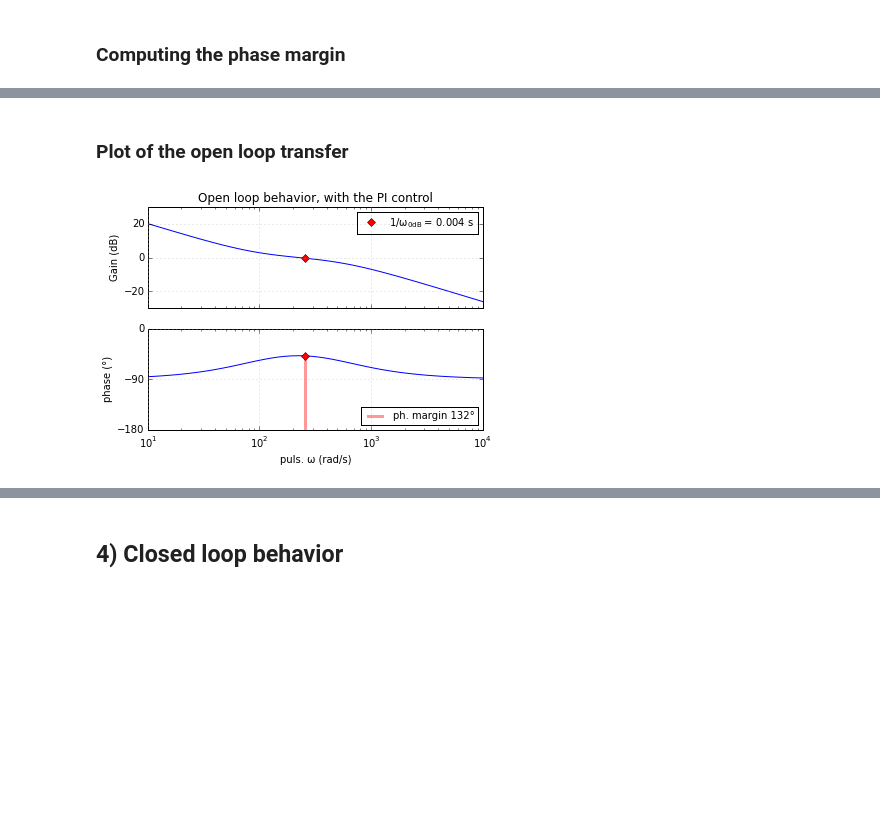
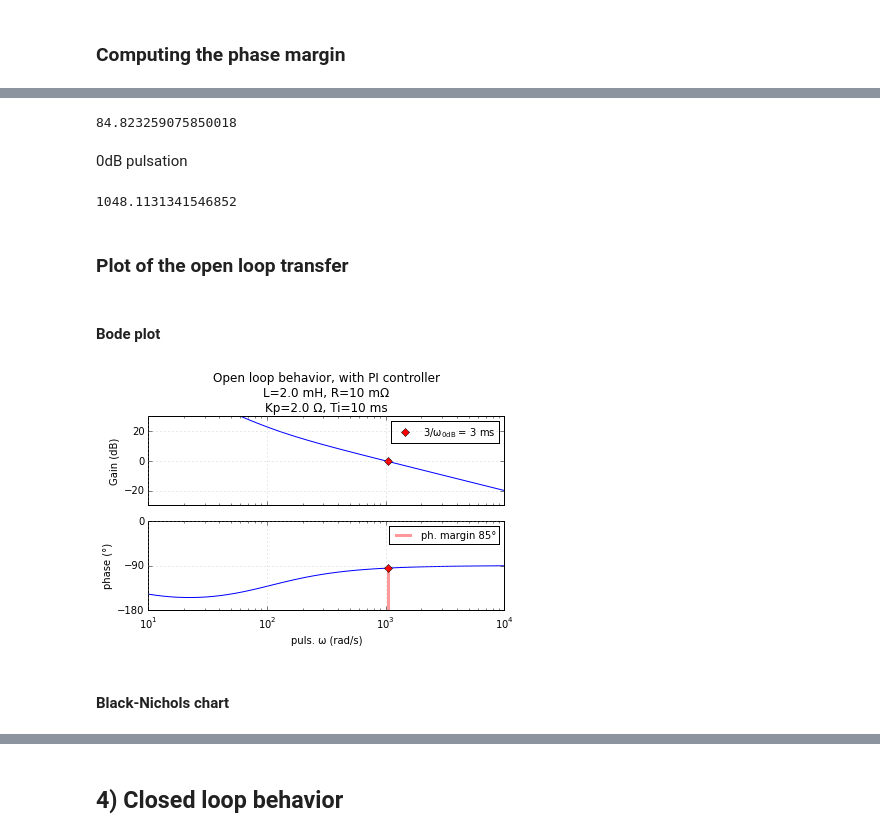
Before and after one commit to pierre-haessig/sgdd-inverter-lab, a Jupyter notebook: PI_control.ipynb, the cells around one changed output, grey strips where cells are left out. Saved outputs shown, nothing was run; the diff lists cells and outputs as text; code cells hidden in the pictures; blank space fills up the shorter version.

Commit message:
Notebook update PI and alpha-beta
* Refine PI control plots (Black diag, control response)
* Analysis of alpha-beta transform for unbalanced grid
  (angle error)

```diff
--- a/PI_control.ipynb
+++ b/PI_control.ipynb
@@ -56,9 +61,6 @@ with $T_d \approx 1/f_{switch}$ (or 1/2 of this ?)
 # %%
-L = 2e-3 #H
-R = 1 # Ohms
-
-f_switch = 10e3 # Hz
-Td = 1/f_switch
+L = 2e-3 # H
+R = 10e-3 # Ohms
 
 sys = sig.lti([1], [L, R])
 sys
@@ -127,8 +155,8 @@ PI controller equation (other parametrizations are possible)
 
 $$C(s) = K_p (1+\frac{1}{T_i s})$$
 # %%
-Kp = 1.
-Ti = 0.01 # s
+Kp = 2.
+Ti = 0.010 # s
 
 ctrl = sig.lti([Kp*Ti, Kp], [Ti, 0])
 ctrl
@@ -142,3 +172,10 @@ array([ 1.])
+# %%
+interact_params = dict(
+    mL=[0., 2000*L],
+    R=[0., 10*R, 0.1*R],
+    Kp=[0.,10],
+    mTi=[0., Ti*10000, 1]
+)
 # %% [markdown]
 ### Bode diagram of the controller
 # %%
@@ -177,7 +215,10 @@ def dB(x):
     return 20*np.log10(np.abs(x))
 
 def deg(x):
-    return np.angle(x, deg=True)
+    if x.ndim>0: # unwrap
+        return np.unwrap(np.angle(x))*180/np.pi
+    else: # unwrap makes no sense (and fails) for scalars
+        return np.angle(x, deg=True)
 # %%
 def phase_margin(H_ol):
     'phase margin for open loop tranfer function `H_ol` (array of complex numbers)'
@@ -197,31 +236,54 @@ phase_margin(H_ol)
+# %%
+phase_margin(H_ol)[0]
+# %% [output]
+84.823259075850018
+# %% [markdown]
+0dB pulsation
+# %%
+w_list[phase_margin(H_ol)[1]]
+# %% [output]
+1048.1131341546852
 # %% [markdown]
 ### Plot of the open loop transfer
+# %% [markdown]
+####  Bode plot
 # %%
-@interact(mL=[0., 2000*L], R=[0., 3*R], Kp=[0.,10], Ti=[0., Ti*10, Ti*.1])
-def open_plot(mL=L*1000,R=R, Kp=Kp, Ti=Ti, delay=False):
+def open_plot(mL=L*1000,R=R, Kp=Kp, mTi=Ti*1000, delay=False):
     L = mL*1e-3
+    Ti = mTi*1e-3
+
     sys = sig.lti([1], [L, R])
     ctrl = sig.lti([Kp*Ti, Kp], [Ti, 0])
     H_ol = ctrl.freqresp(w_list)[1] * sys.freqresp(w_list)[1]
 
     if delay:
         H_ol *= np.exp(-1j*w_list*Td)
 
     ax1, ax2 = bode_plot(w_list, dB(H_ol), deg(H_ol));
-    ax1.set_title('Open loop behavior, with the PI control')
+
+    title = u'''Open loop behavior, with PI controller
+L={:.1f} mH, R={:.0f} mΩ
+Kp={:.1f} Ω, Ti={:.0f} ms'''.format(L*1e3,R*1e3,Kp,Ti*1e3)
+    ax1.set_title(title)
     #ax1.plot(w, dB(Kp/(w*L)), 'b--', label='Kp/Ls asympt')
 
     # phase margin
     margin, i_0dB = phase_margin(H_ol)
     w_0dB = w_list[i_0dB]
-    ax1.plot(w_0dB, 0, 'rD', label='1/$\omega_{{0dB}}$ = {:.3f} s'.format(1./w_0dB))
+    ax1.plot(w_0dB, 0, 'rD', label='3/$\omega_{{0dB}}$ = {:.0f} ms'.format(3e3/w_0dB))
     ax1.legend(loc='upper right', numpoints=1)
     ax1.set_ylim(-30,30)
 
     ax2.plot(w_0dB, -180+margin, 'rD')
     ax2.vlines(w_0dB, -180, -180+margin, label=u'ph. margin {:.0f}°'.format(margin),
                colors='red', linewidth=3, alpha=0.4)
-    ax2.legend(loc='lower right')
+    ax2.legend(loc='upper right')
     ax2.set_ylim(-180, 0)
+    plt.tight_layout()
+    #plt.savefig('Bode_diagram.png', dpi=150)
+
+interact(open_plot, **interact_params);
 # %% [output]
-[figure, old version]
+[figure, new version]
+# %% [markdown]
+#### Black-Nichols chart
```
Also changed, not shown: parts of 32 cells of this notebook, 8 other files.
